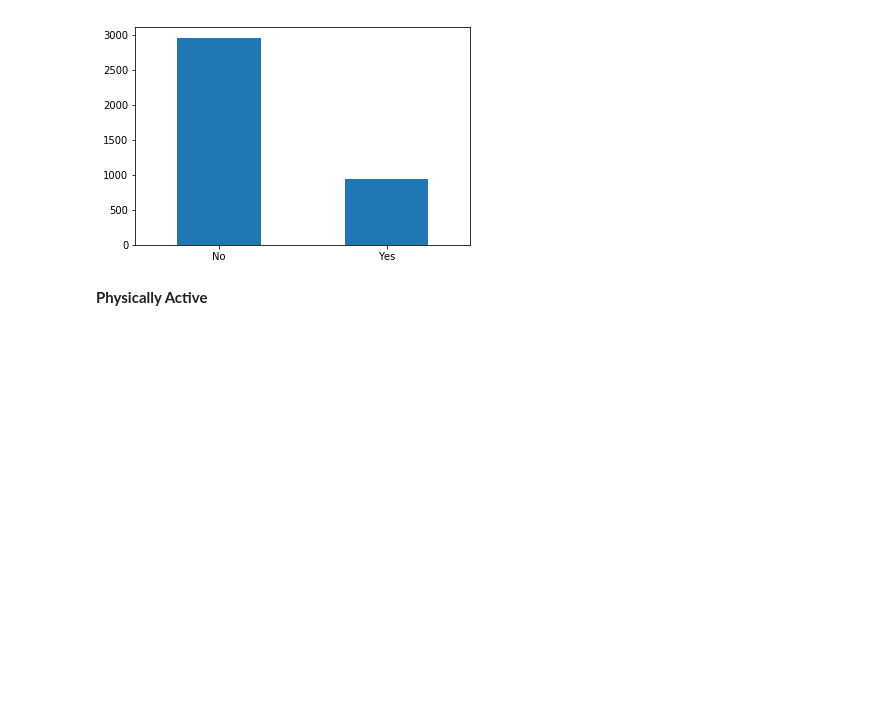
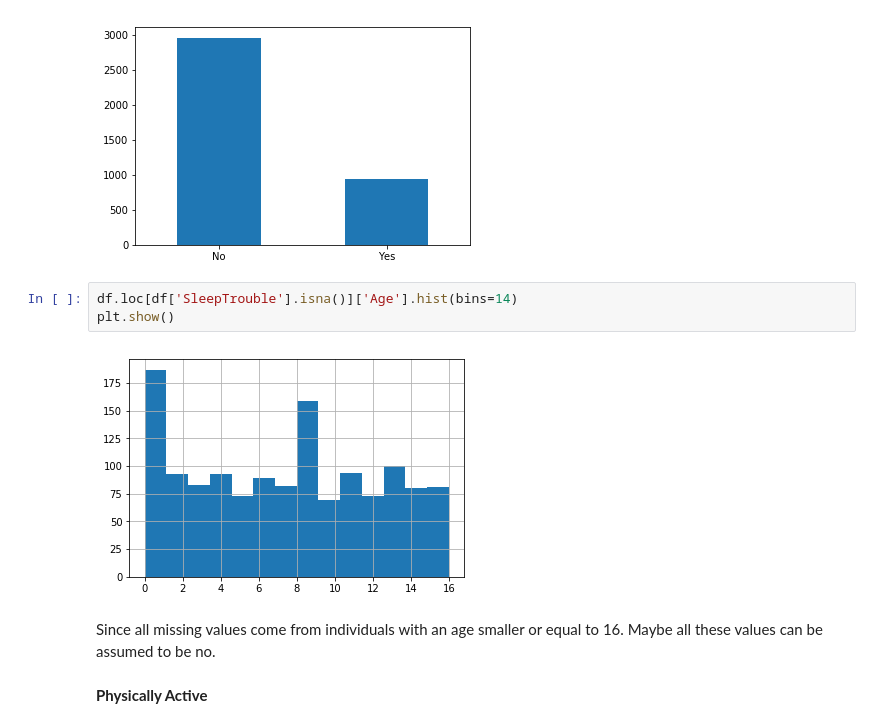
Before and after one commit to lucas-ubm/MaastrichtFlu, a Jupyter notebook: kaggle_starter.ipynb, the cells around one changed output. Drawn from its saved outputs; the diff is of its cells as text; blank space fills up the shorter version.

```diff
--- a/kaggle_starter.ipynb
+++ b/kaggle_starter.ipynb
@@ -645,6 +659,13 @@ df['SleepTrouble'].value_counts().plot.bar(rot=0)
 plt.show()
 # %% [output]
 [figure]
+# %%
+df.loc[df['SleepTrouble'].isna()]['Age'].hist(bins=14)
+plt.show()
+# %% [output]
+[figure, added]
+# %% [markdown]
+Since all missing values come from individuals with an age smaller or equal to 16. Maybe all these values can be assumed to be no.
 # %% [markdown]
 **Physically Active**
 # %%
```
Also changed, not shown: parts of 12 cells of this notebook.
